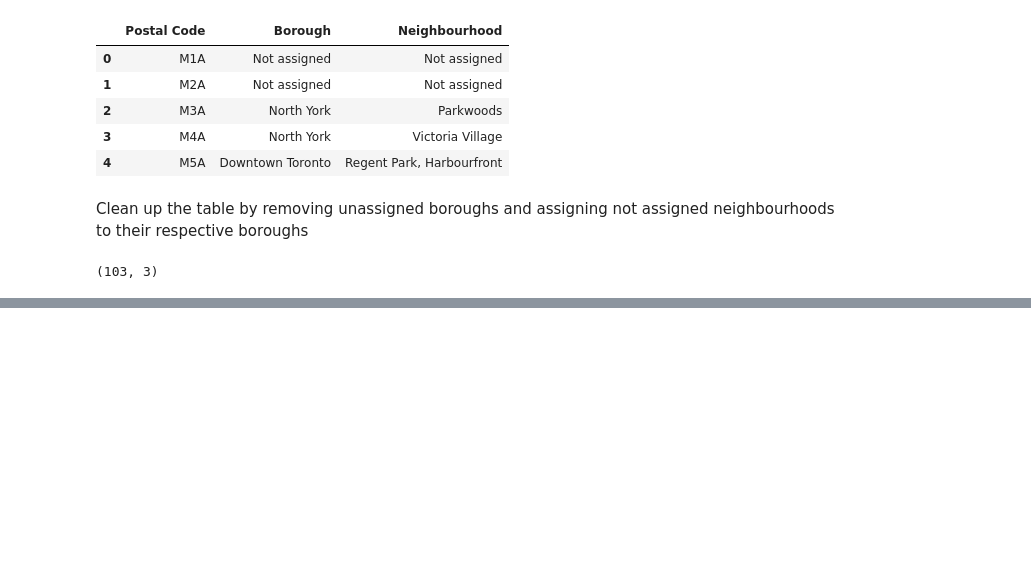
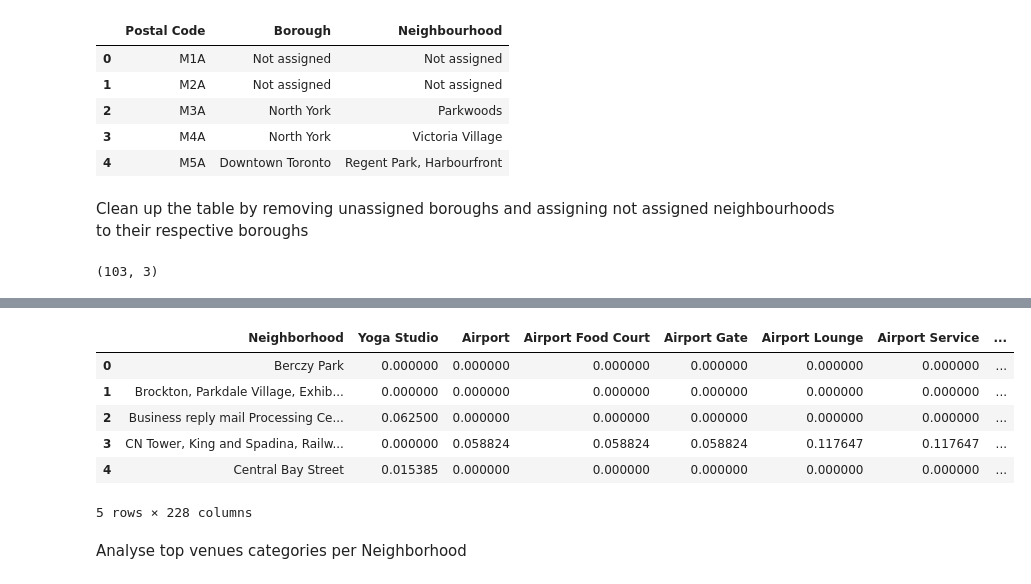
Before and after one commit to danamozaf/Coursera_Capstone, a Jupyter notebook: Capstone Project Notebook.ipynb, the cells around one changed output, grey strips where cells are left out. Drawn from its saved outputs; the diff is of its cells as text; code cells hidden in the pictures; blank space fills up the shorter version.

```diff
--- a/Capstone Project Notebook.ipynb
+++ b/Capstone Project Notebook.ipynb
@@ -43,0 +290,12 @@ post_df.shape
+# %%
+# one hot encoding
+toronto_onehot = pd.get_dummies(toronto_venues[['Venue Category']], prefix="", prefix_sep="")
+
+# add neighborhood column back to dataframe
+toronto_onehot['Neighborhood'] = toronto_venues['Neighborhood']
+
+# move neighborhood column to the first column
+fixed_columns = [toronto_onehot.columns[-1]] + list(toronto_onehot.columns[:-1])
+toronto_onehot = toronto_onehot[fixed_columns]
+
+toronto_onehot.head()
@@ -43,0 +310,13 @@ post_df.shape
+# %%
+toronto_grouped = toronto_onehot.groupby('Neighborhood').mean().reset_index()
+toronto_grouped.head()
+# %% [output]
+|  | Neighborhood | Yoga Studio | Airport | Airport Food Court | Airport Gate | Airport Lounge | Airport Service | ... |
+| 0 | Berczy Park | 0.000000 | 0.000000 | 0.000000 | 0.000000 | 0.000000 | 0.000000 | ... |
+| 1 | Brockton, Parkdale Village, Exhib... | 0.000000 | 0.000000 | 0.000000 | 0.000000 | 0.000000 | 0.000000 | ... |
+| 2 | Business reply mail Processing Ce... | 0.062500 | 0.000000 | 0.000000 | 0.000000 | 0.000000 | 0.000000 | ... |
+| 3 | CN Tower, King and Spadina, Railw... | 0.000000 | 0.058824 | 0.058824 | 0.058824 | 0.117647 | 0.117647 | ... |
+| 4 | Central Bay Street | 0.015385 | 0.000000 | 0.000000 | 0.000000 | 0.000000 | 0.000000 | ... |
+5 rows × 228 columns
+# %% [markdown]
+Analyse top venues categories per Neighborhood
```
Also changed, not shown: parts of 59 cells of this notebook.
